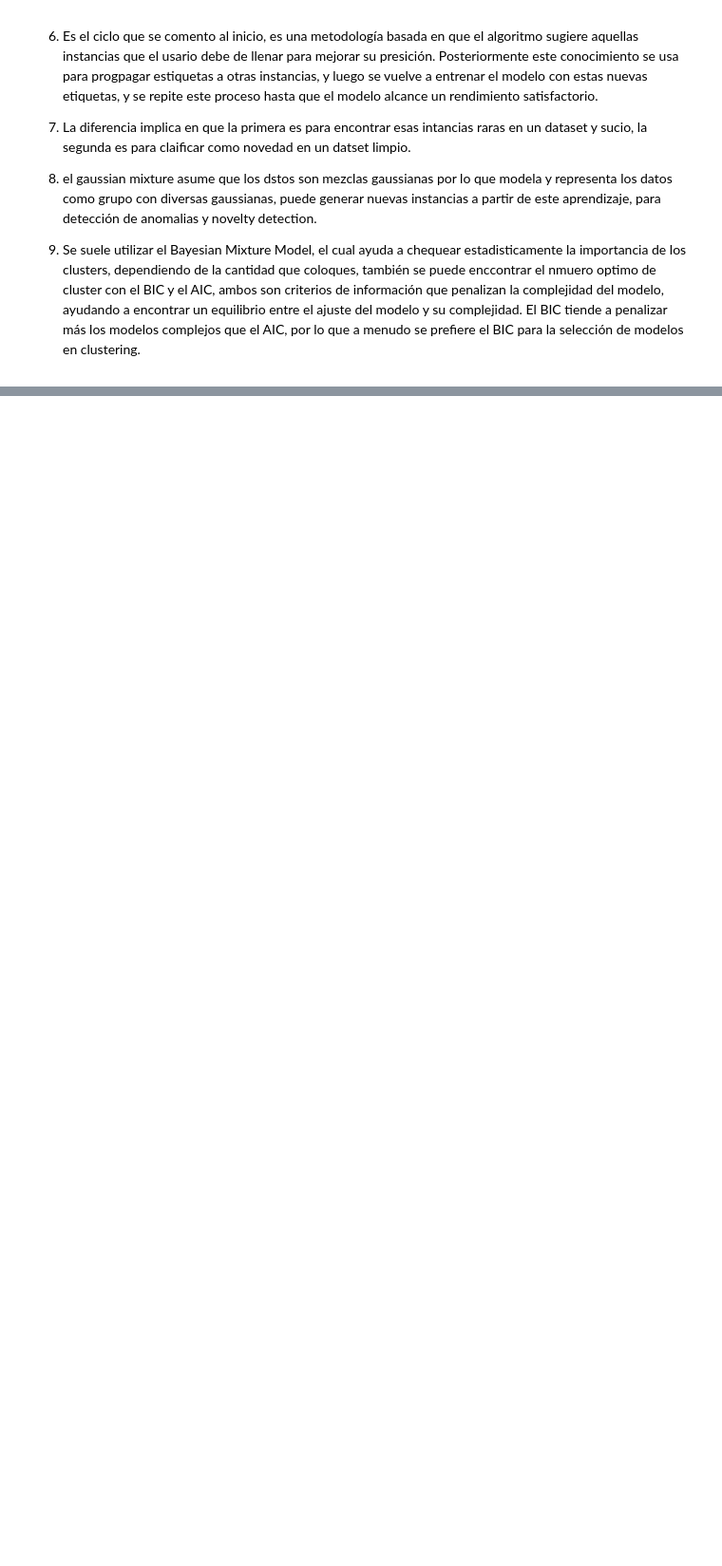
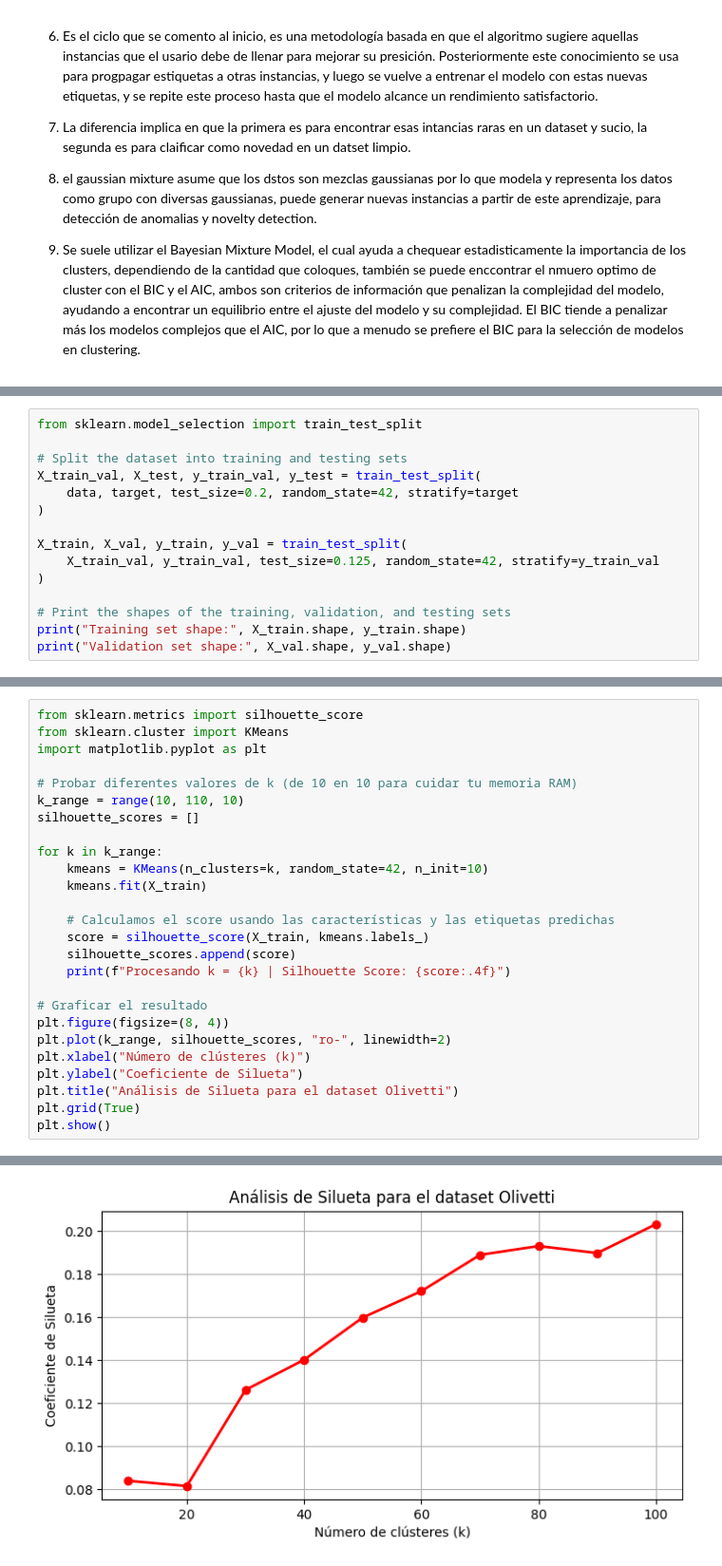
Before and after one commit to Sechi42/homl-study, a Jupyter notebook: 08_unsupervised_learning/excesices.ipynb, the cells around one changed output, grey strips where cells are left out. Shown at 95% size. Drawn from its saved outputs; the diff is of its cells as text; blank space fills up the shorter version.

```diff
--- a/08_unsupervised_learning/excesices.ipynb
+++ b/08_unsupervised_learning/excesices.ipynb
@@ -24,0 +85,15 @@
+# %%
+from sklearn.model_selection import train_test_split
+
+# Split the dataset into training and testing sets
+X_train_val, X_test, y_train_val, y_test = train_test_split(
+    data, target, test_size=0.2, random_state=42, stratify=target
+)
+
+X_train, X_val, y_train, y_val = train_test_split(
+    X_train_val, y_train_val, test_size=0.125, random_state=42, stratify=y_train_val
+)
+
+# Print the shapes of the training, validation, and testing sets
+print("Training set shape:", X_train.shape, y_train.shape)
+print("Validation set shape:", X_val.shape, y_val.shape)
@@ -24,0 +103,27 @@
+# %%
+from sklearn.metrics import silhouette_score
+from sklearn.cluster import KMeans
+import matplotlib.pyplot as plt
+
+# Probar diferentes valores de k (de 10 en 10 para cuidar tu memoria RAM)
+k_range = range(10, 110, 10)
+silhouette_scores = []
+
+for k in k_range:
+    kmeans = KMeans(n_clusters=k, random_state=42, n_init=10)
+    kmeans.fit(X_train)
+
+    # Calculamos el score usando las características y las etiquetas predichas
+    score = silhouette_score(X_train, kmeans.labels_)
+    silhouette_scores.append(score)
+    print(f"Procesando k = {k} | Silhouette Score: {score:.4f}")
+
+# Graficar el resultado
+plt.figure(figsize=(8, 4))
+plt.plot(k_range, silhouette_scores, "ro-", linewidth=2)
+plt.xlabel("Número de clústeres (k)")
+plt.ylabel("Coeficiente de Silueta")
+plt.title("Análisis de Silueta para el dataset Olivetti")
+plt.grid(True)
+plt.show()
+# %% [output]
@@ -24,0 +140 @@
+[figure, added]
```
Also changed, not shown: parts of 12 cells of this notebook, 1 other file.
